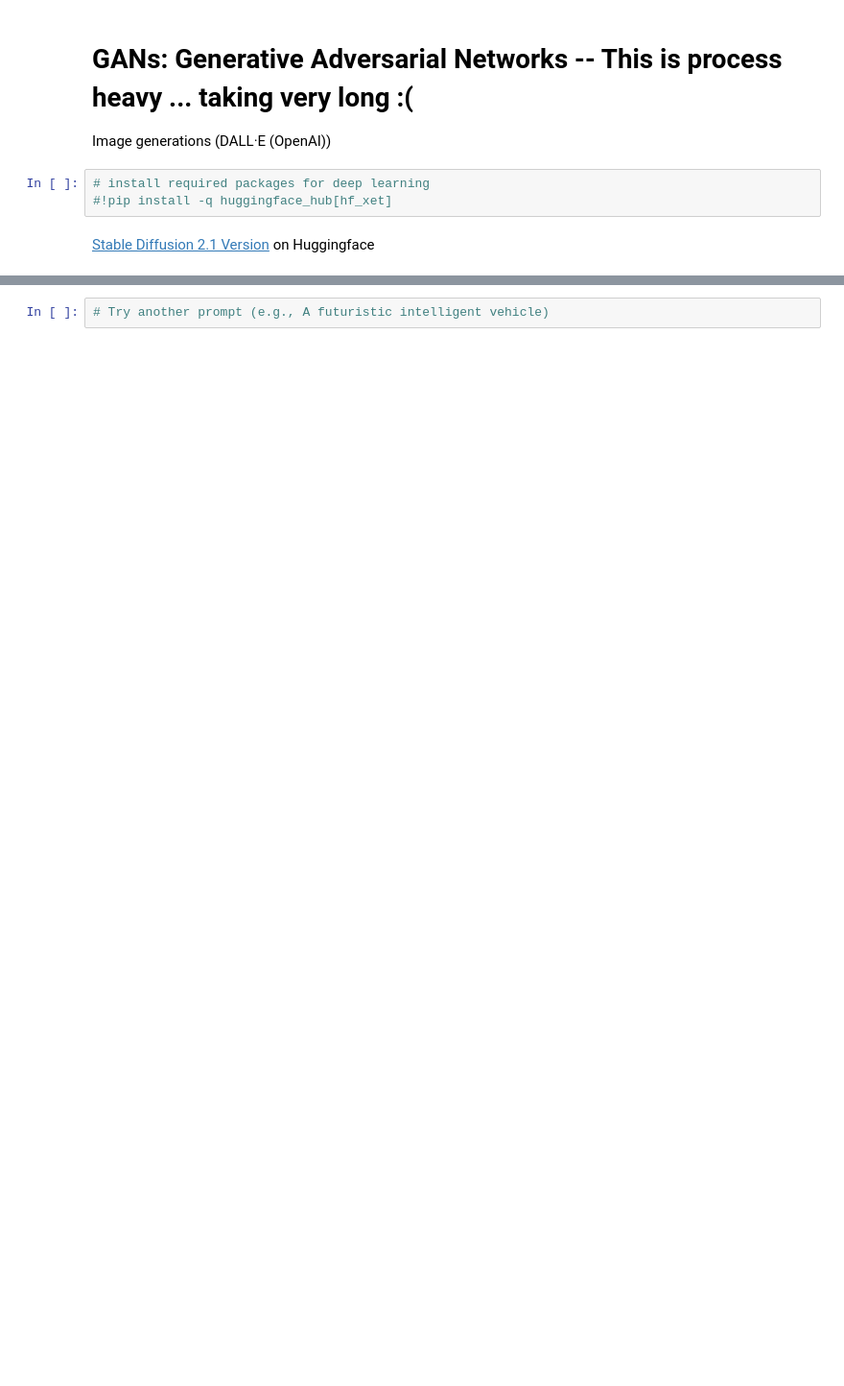
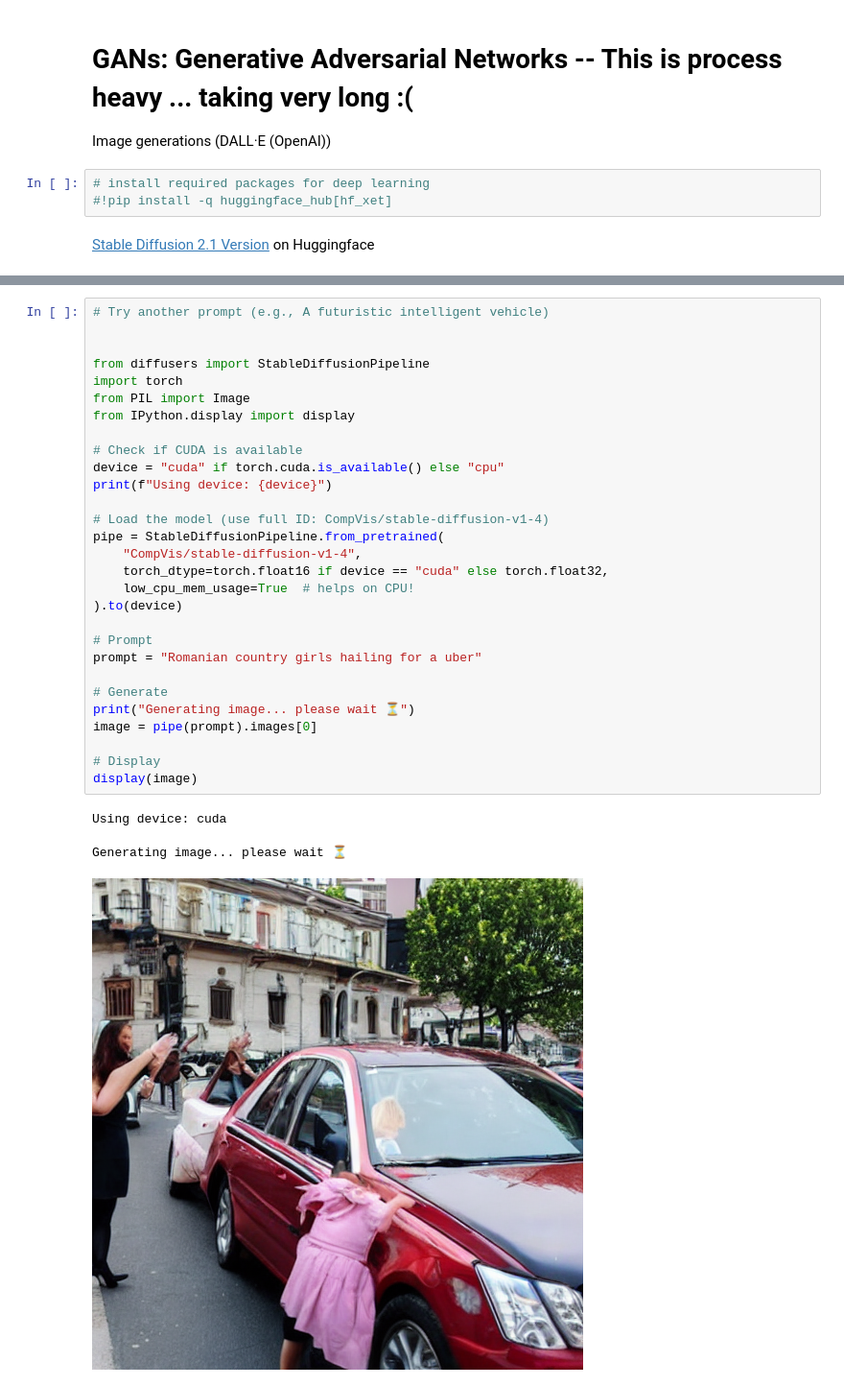
Before and after one commit to remussamoila/bucharest, a Jupyter notebook: 3_DeepLearning_Pretrained.ipynb, the cells around one changed output, grey strips where cells are left out. Shown at 96% size. Drawn from its saved outputs; the diff is of its cells as text; blank space fills up the shorter version.

```diff
--- a/3_DeepLearning_Pretrained.ipynb
+++ b/3_DeepLearning_Pretrained.ipynb
@@ -291,2 +490,33 @@ Generating image... please wait ⏳
 # %%
 # Try another prompt (e.g., A futuristic intelligent vehicle)
+
+
+from diffusers import StableDiffusionPipeline
+import torch
+from PIL import Image
+from IPython.display import display
+
+# Check if CUDA is available
+device = "cuda" if torch.cuda.is_available() else "cpu"
+print(f"Using device: {device}")
+
+# Load the model (use full ID: CompVis/stable-diffusion-v1-4)
+pipe = StableDiffusionPipeline.from_pretrained(
+    "CompVis/stable-diffusion-v1-4",
+    torch_dtype=torch.float16 if device == "cuda" else torch.float32,
+    low_cpu_mem_usage=True  # helps on CPU!
+).to(device)
+
+# Prompt
+prompt = "Romanian country girls hailing for a uber"
+
+# Generate
+print("Generating image... please wait ⏳")
+image = pipe(prompt).images[0]
+
+# Display
+display(image)
+# %% [output]
+Using device: cuda
+Generating image... please wait ⏳
+[figure, added]
```
Also changed, not shown: parts of 16 cells of this notebook.
